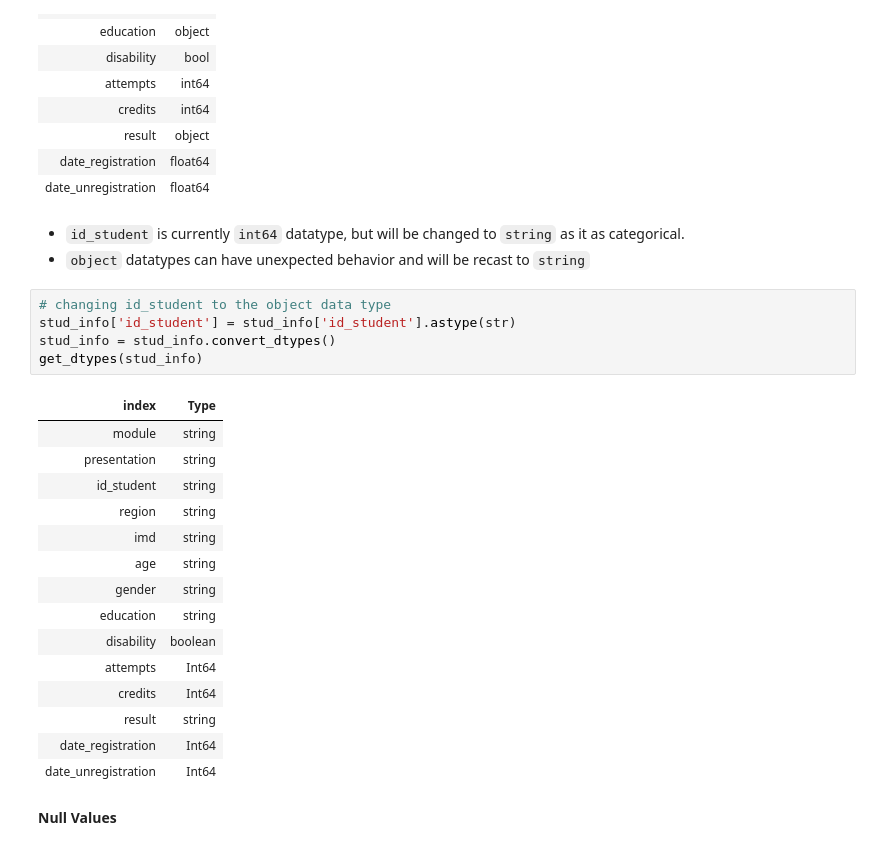
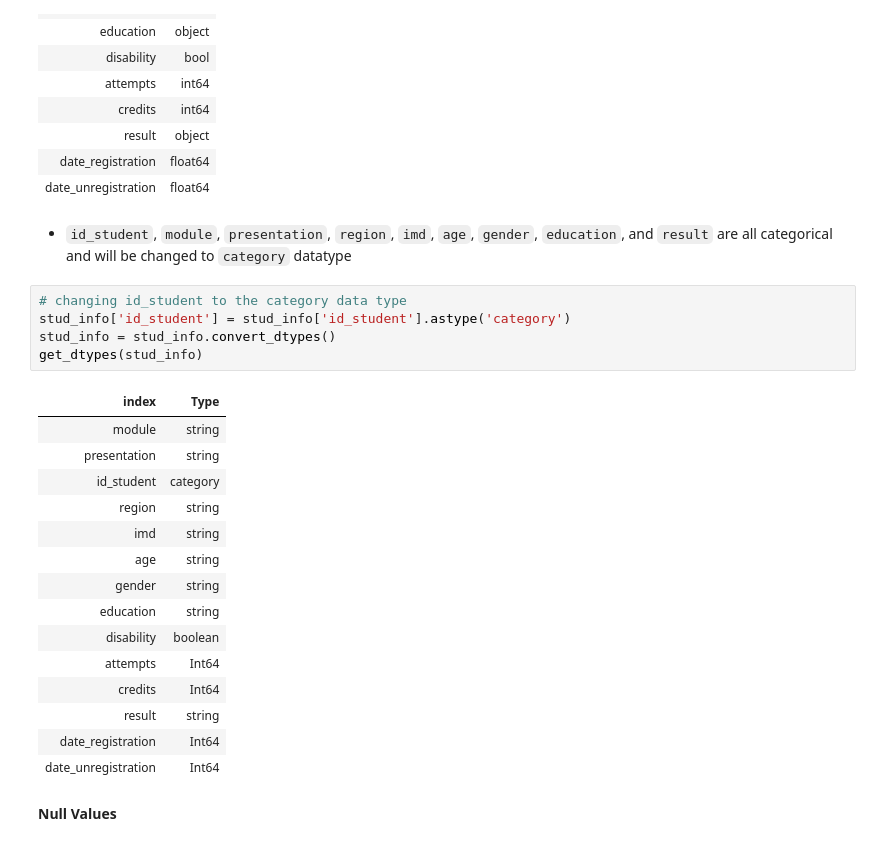
Before and after one commit to freyjagarner/Student-Data-Analysis, a Jupyter notebook: Capstone/Student_Information.ipynb, the cells around one changed output. Cells and saved outputs as stored; diff of their text form.

```diff
--- a/Capstone/Student_Information.ipynb
+++ b/Capstone/Student_Information.ipynb
@@ -170,18 +170,17 @@ get_dtypes(stud_info)
 | date_registration | float64 |
 | date_unregistration | float64 |
 # %% [markdown]
-* `id_student` is currently `int64` datatype, but will be changed to `string` as it as categorical.
-* `object` datatypes can have unexpected behavior and will be recast to `string`
+* `id_student`, `module`, `presentation`, `region`, `imd`, `age`, `gender`, `education`, and `result` are all categorical and will be changed to `category` datatype
 # %%
-# changing id_student to the object data type
-stud_info['id_student'] = stud_info['id_student'].astype(str)
+# changing id_student to the category data type
+stud_info['id_student'] = stud_info['id_student'].astype('category')
 stud_info = stud_info.convert_dtypes()
 get_dtypes(stud_info)
 # %% [output]
 | index | Type |
 | module | string |
 | presentation | string |
-| id_student | string |
+| id_student | category |
 | region | string |
 | imd | string |
 | age | string |
```
Also changed, not shown: parts of 31 cells of this notebook.
